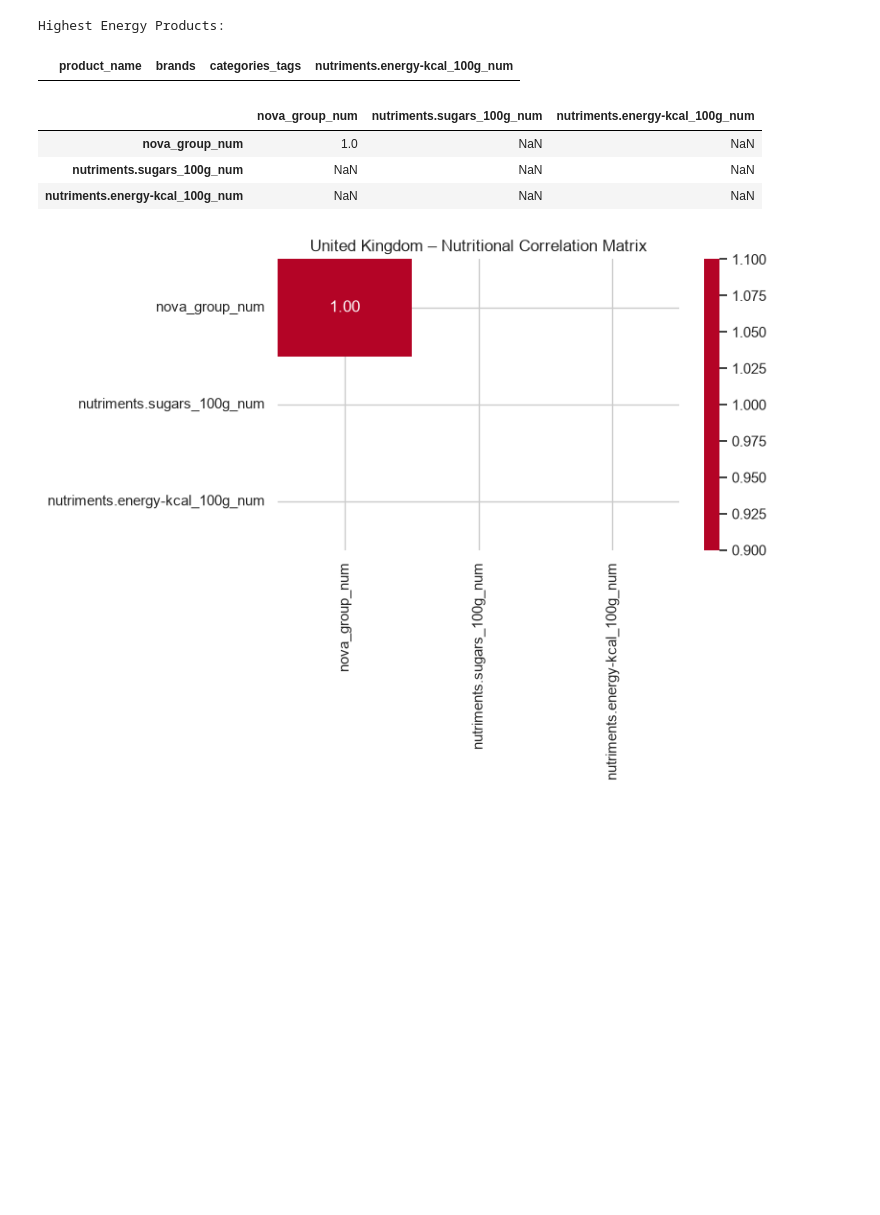
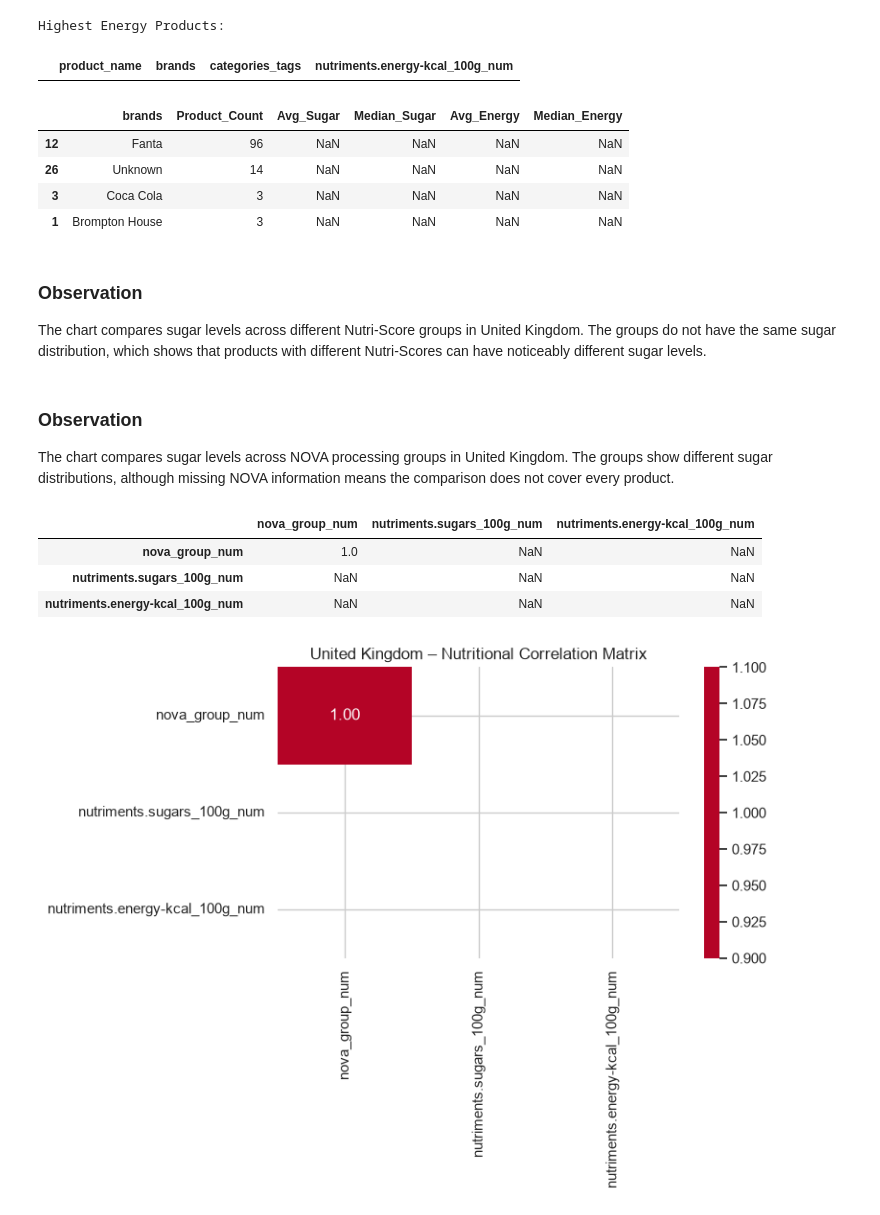
Before and after one commit to Codon-s/cpg-product-intelligence, a Jupyter notebook: MD_Fanta_Data_Analysis.ipynb, the cells around one changed output. Saved outputs shown, nothing was run; the diff lists cells and outputs as text; code cells hidden in the pictures; blank space fills up the shorter version.

```diff
--- a/MD_fanta_analysis.ipynb
+++ b/MD_Fanta_Data_Analysis.ipynb
@@ -2791,6 +2904,45 @@ Highest Sugar Products:
 |  | product_name | brands | categories_tags | nutriments.sugars_100g_num |
 Highest Energy Products:
 |  | product_name | brands | categories_tags | nutriments.energy-kcal_100g_num |
+# %%
+# ============================================================
+# UNITED KINGDOM — BRAND NUTRITION ANALYSIS
+# ============================================================
+
+uk_brand_nutrition = (
+    uk_df.groupby("brands")
+    .agg(
+        Product_Count=("product_name", "count"),
+        Avg_Sugar=("nutriments.sugars_100g_num", "mean"),
+        Median_Sugar=("nutriments.sugars_100g_num", "median"),
+        Avg_Energy=("nutriments.energy-kcal_100g_num", "mean"),
+        Median_Energy=("nutriments.energy-kcal_100g_num", "median")
+    )
+    .reset_index()
+)
+
+uk_brand_nutrition = (
+    uk_brand_nutrition[
+        uk_brand_nutrition["Product_Count"] >= 3
+    ]
+    .sort_values("Product_Count", ascending=False)
+)
+
+display(uk_brand_nutrition.head(20))
+# %% [output]
+|  | brands | Product_Count | Avg_Sugar | Median_Sugar | Avg_Energy | Median_Energy |
+| 12 | Fanta | 96 | NaN | NaN | NaN | NaN |
+| 26 | Unknown | 14 | NaN | NaN | NaN | NaN |
+| 3 | Coca Cola | 3 | NaN | NaN | NaN | NaN |
+| 1 | Brompton House | 3 | NaN | NaN | NaN | NaN |
+# %% [markdown]
+###  Observation
+
+The chart compares sugar levels across different Nutri-Score groups in United Kingdom. The groups do not have the same sugar distribution, which shows that products with different Nutri-Scores can have noticeably different sugar levels.
+# %% [markdown]
+###  Observation
+
+The chart compares sugar levels across NOVA processing groups in United Kingdom. The groups show different sugar distributions, although missing NOVA information means the comparison does not cover every product.
 # %%
 # ============================================================
 # UNITED KINGDOM — CORRELATION
```
Also changed, not shown: parts of 83 cells of this notebook.
